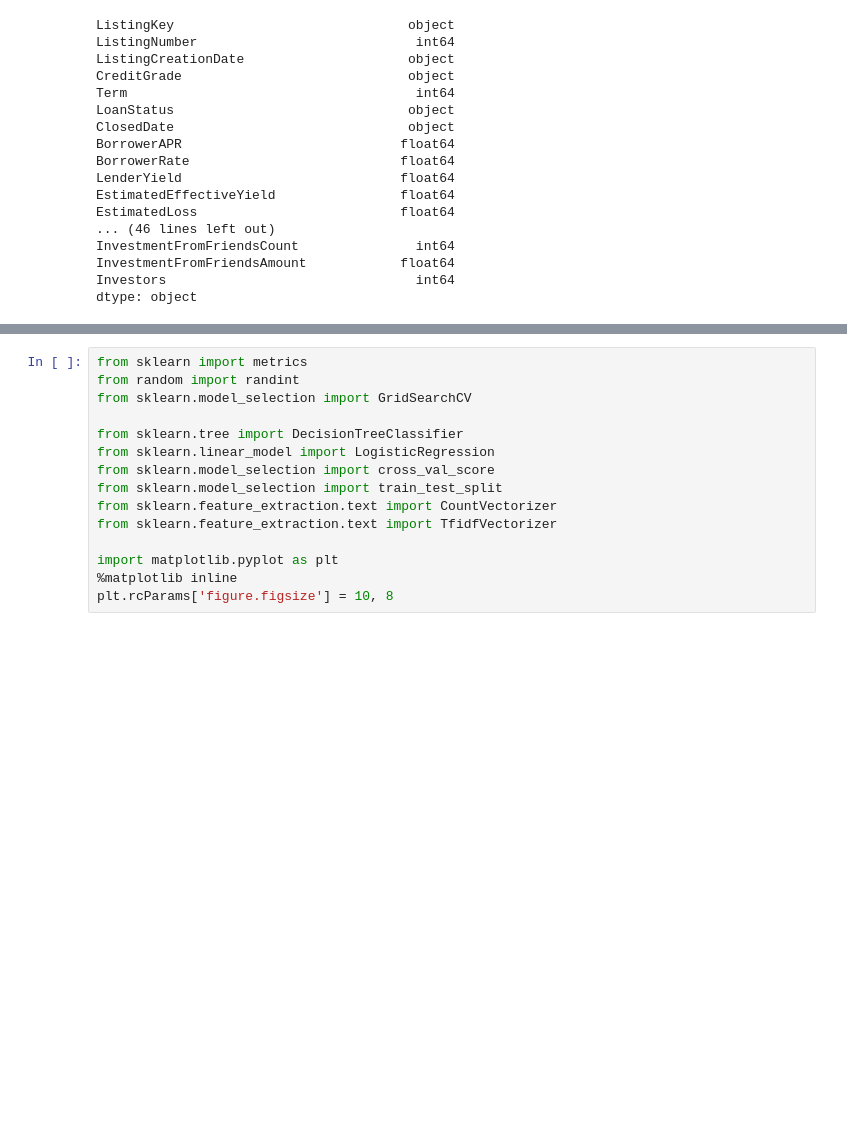
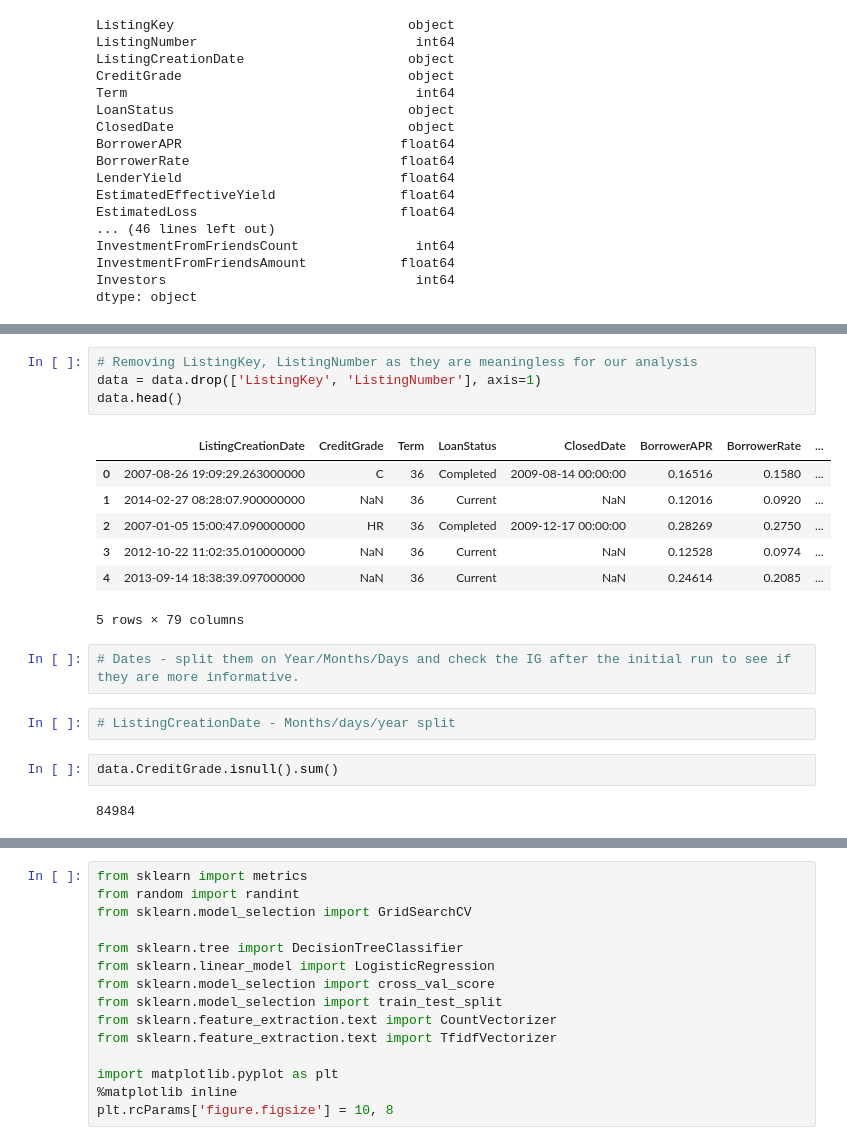
Before and after one commit to jahnavik/proser-loan-default, a Jupyter notebook: ProsperLoan.ipynb, the cells around one changed output, grey strips where cells are left out. Saved outputs shown, nothing was run; the diff lists cells and outputs as text; blank space fills up the shorter version.

Commit message:
Data cleaning initial steps

```diff
--- a/ProsperLoan.ipynb
+++ b/ProsperLoan.ipynb
@@ -58,0 +82,20 @@ dtype: object
+# %%
+# Removing ListingKey, ListingNumber as they are meaningless for our analysis
+data = data.drop(['ListingKey', 'ListingNumber'], axis=1)
+data.head()
+# %% [output]
+|  | ListingCreationDate | CreditGrade | Term | LoanStatus | ClosedDate | BorrowerAPR | BorrowerRate | ... |
+| 0 | 2007-08-26 19:09:29.263000000 | C | 36 | Completed | 2009-08-14 00:00:00 | 0.16516 | 0.1580 | ... |
+| 1 | 2014-02-27 08:28:07.900000000 | NaN | 36 | Current | NaN | 0.12016 | 0.0920 | ... |
+| 2 | 2007-01-05 15:00:47.090000000 | HR | 36 | Completed | 2009-12-17 00:00:00 | 0.28269 | 0.2750 | ... |
+| 3 | 2012-10-22 11:02:35.010000000 | NaN | 36 | Current | NaN | 0.12528 | 0.0974 | ... |
+| 4 | 2013-09-14 18:38:39.097000000 | NaN | 36 | Current | NaN | 0.24614 | 0.2085 | ... |
+5 rows × 79 columns
+# %%
+# Dates - split them on Year/Months/Days and check the IG after the initial run to see if they are more informative.
+# %%
+# ListingCreationDate - Months/days/year split
+# %%
+data.CreditGrade.isnull().sum()
+# %% [output]
+84984
```
Also changed, not shown: parts of 55 cells of this notebook.
